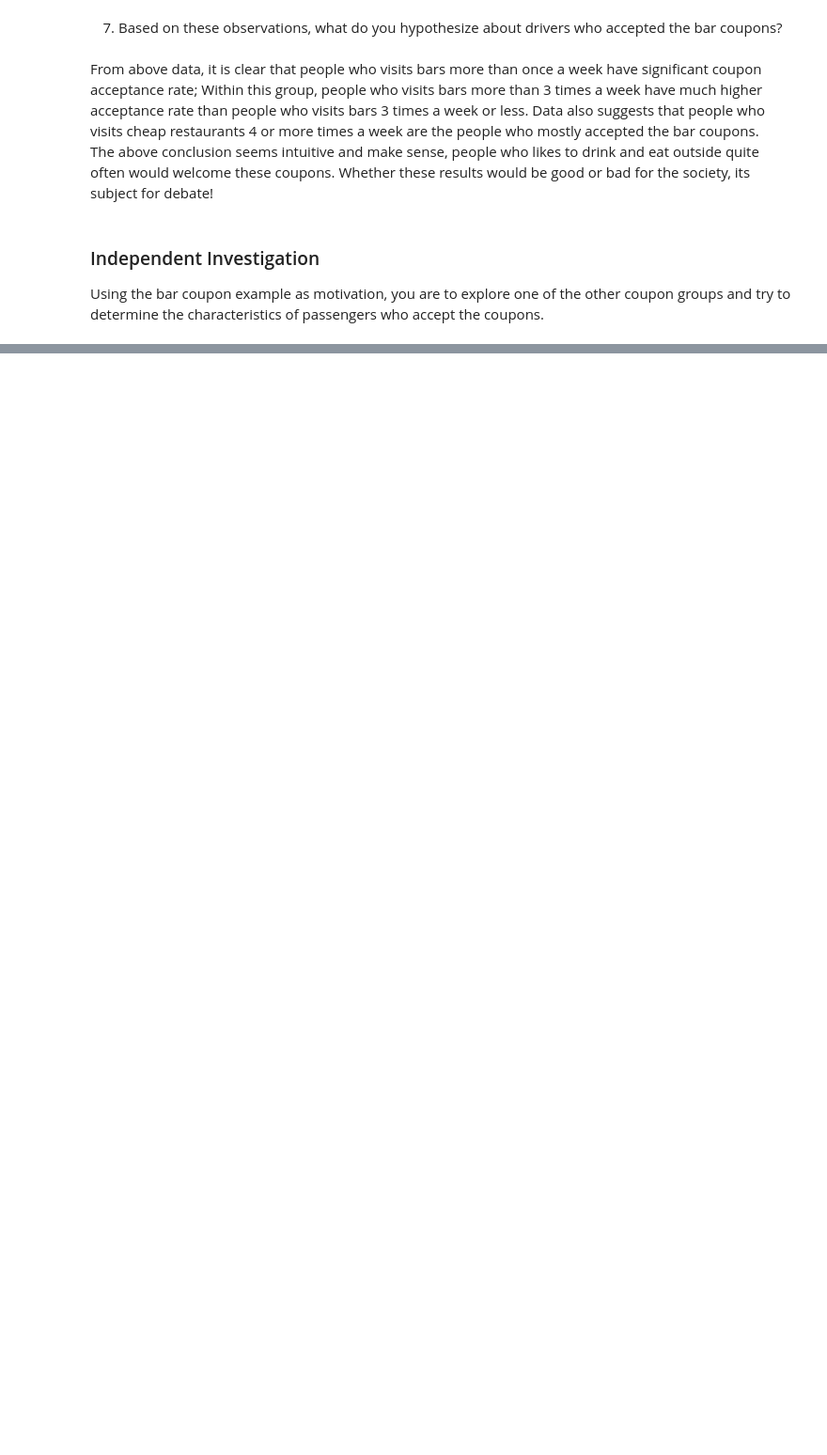
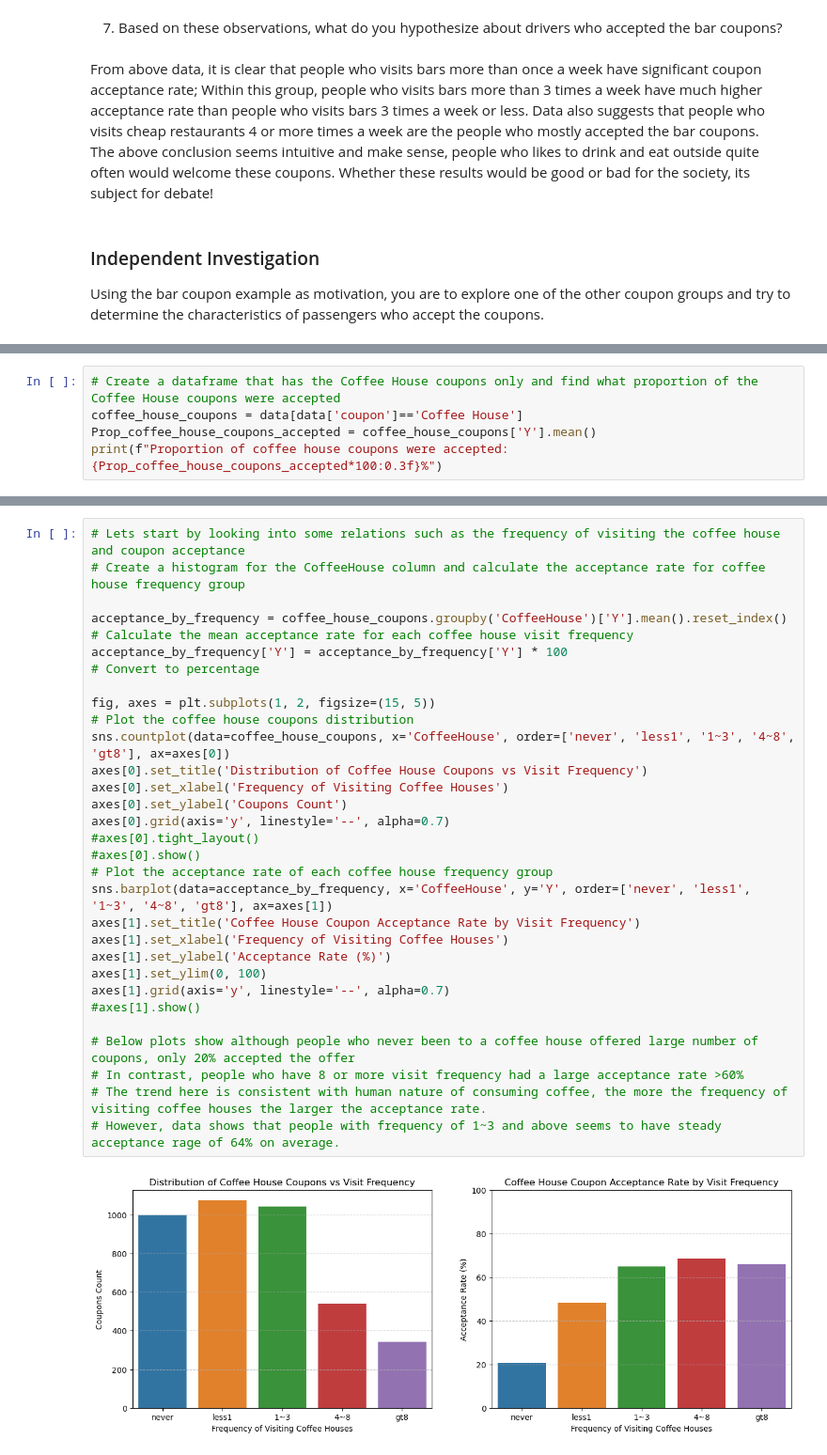
Before and after one commit to zaboush/Model_5_Assignment_5p1, a Jupyter notebook: prompt.ipynb, the cells around one changed output, grey strips where cells are left out. Shown at 94% size. Cells and saved outputs as stored; diff of their text form; blank space fills up the shorter version.

```diff
--- a/prompt.ipynb
+++ b/prompt.ipynb
@@ -547,0 +586,5 @@ Using the bar coupon example as motivation, you are to explore one of the other
+# %%
+# Create a dataframe that has the Coffee House coupons only and find what proportion of the Coffee House coupons were accepted
+coffee_house_coupons = data[data['coupon']=='Coffee House']
+Prop_coffee_house_coupons_accepted = coffee_house_coupons['Y'].mean()
+print(f"Proportion of coffee house coupons were accepted: {Prop_coffee_house_coupons_accepted*100:0.3f}%")
@@ -547,0 +613,31 @@ Using the bar coupon example as motivation, you are to explore one of the other
+# %%
+# Lets start by looking into some relations such as the frequency of visiting the coffee house and coupon acceptance
+# Create a histogram for the CoffeeHouse column and calculate the acceptance rate for coffee house frequency group
+
+acceptance_by_frequency = coffee_house_coupons.groupby('CoffeeHouse')['Y'].mean().reset_index()    # Calculate the mean acceptance rate for each coffee house visit frequency
+acceptance_by_frequency['Y'] = acceptance_by_frequency['Y'] * 100                                  # Convert to percentage
+
+fig, axes = plt.subplots(1, 2, figsize=(15, 5))
+# Plot the coffee house coupons distribution
+sns.countplot(data=coffee_house_coupons, x='CoffeeHouse', order=['never', 'less1', '1~3', '4~8', 'gt8'], ax=axes[0])
+axes[0].set_title('Distribution of Coffee House Coupons vs Visit Frequency')
+axes[0].set_xlabel('Frequency of Visiting Coffee Houses')
+axes[0].set_ylabel('Coupons Count')
+axes[0].grid(axis='y', linestyle='--', alpha=0.7)
+#axes[0].tight_layout()
+#axes[0].show()
+# Plot the acceptance rate of each coffee house frequency group
+sns.barplot(data=acceptance_by_frequency, x='CoffeeHouse', y='Y', order=['never', 'less1', '1~3', '4~8', 'gt8'], ax=axes[1])
+axes[1].set_title('Coffee House Coupon Acceptance Rate by Visit Frequency')
+axes[1].set_xlabel('Frequency of Visiting Coffee Houses')
+axes[1].set_ylabel('Acceptance Rate (%)')
+axes[1].set_ylim(0, 100)
+axes[1].grid(axis='y', linestyle='--', alpha=0.7)
+#axes[1].show()
+
+# Below plots show although people who never been to a coffee house offered large number of coupons, only 20% accepted the offer
+# In contrast, people who have 8 or more visit frequency had a large acceptance rate >60%
+# The trend here is consistent with human nature of consuming coffee, the more the frequency of visiting coffee houses the larger the acceptance rate.
+# However, data shows that people with frequency of 1~3 and above seems to have steady acceptance rage of 64% on average.
+# %% [output]
+[figure, added]
```
Also changed, not shown: parts of 11 cells of this notebook.
